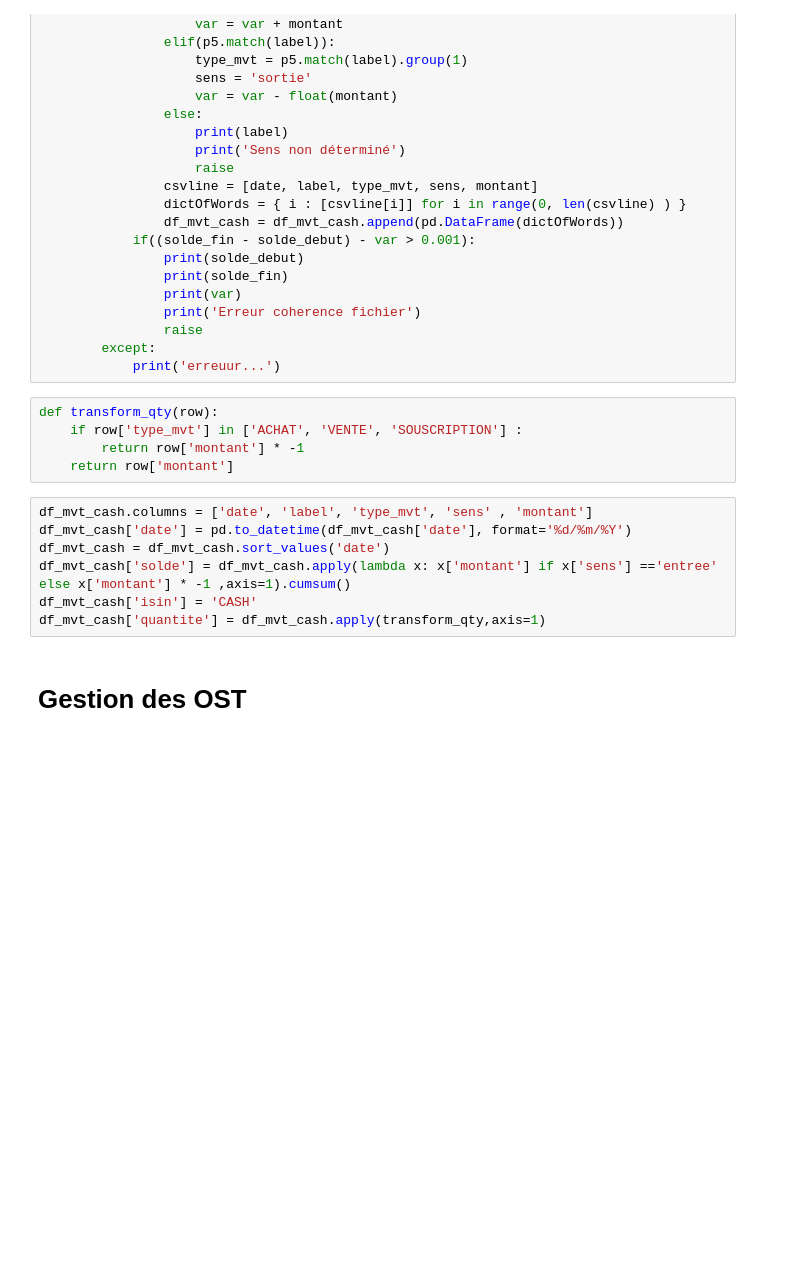
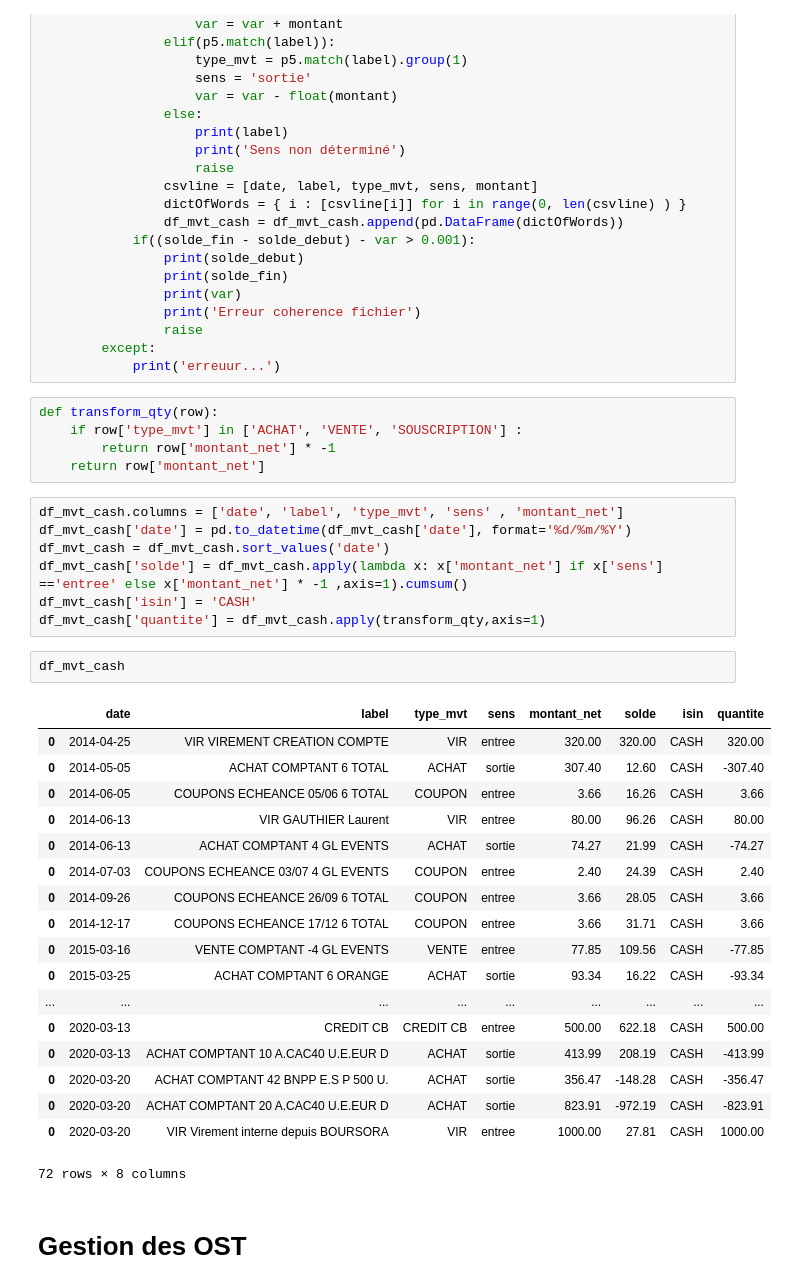
Before and after one commit to lgauthier1/pricer, a Jupyter notebook: pipeline/Parse_avis_op_and_build_positions.ipynb, the cells around one changed output. Saved outputs shown, nothing was run; the diff lists cells and outputs as text; blank space fills up the shorter version.

```diff
--- a/pipeline/Parse_avis_op_and_build_positions.ipynb
+++ b/pipeline/Parse_avis_op_and_build_positions.ipynb
@@ -168,15 +168,36 @@ for file in files:
 # %%
 def transform_qty(row):
     if row['type_mvt'] in ['ACHAT', 'VENTE', 'SOUSCRIPTION'] :
-        return row['montant'] * -1
-    return row['montant']
+        return row['montant_net'] * -1
+    return row['montant_net']
 # %%
-df_mvt_cash.columns = ['date', 'label', 'type_mvt', 'sens' , 'montant']
+df_mvt_cash.columns = ['date', 'label', 'type_mvt', 'sens' , 'montant_net']
 df_mvt_cash['date'] = pd.to_datetime(df_mvt_cash['date'], format='%d/%m/%Y')
 df_mvt_cash = df_mvt_cash.sort_values('date')
-df_mvt_cash['solde'] = df_mvt_cash.apply(lambda x: x['montant'] if x['sens'] =='entree' else x['montant'] * -1 ,axis=1).cumsum()
+df_mvt_cash['solde'] = df_mvt_cash.apply(lambda x: x['montant_net'] if x['sens'] =='entree' else x['montant_net'] * -1 ,axis=1).cumsum()
 df_mvt_cash['isin'] = 'CASH'
 df_mvt_cash['quantite'] = df_mvt_cash.apply(transform_qty,axis=1)
+# %%
+df_mvt_cash
+# %% [output]
+|  | date | label | type_mvt | sens | montant_net | solde | isin | quantite |
+| 0 | 2014-04-25 | VIR VIREMENT CREATION COMPTE | VIR | entree | 320.00 | 320.00 | CASH | 320.00 |
+| 0 | 2014-05-05 | ACHAT COMPTANT 6 TOTAL | ACHAT | sortie | 307.40 | 12.60 | CASH | -307.40 |
+| 0 | 2014-06-05 | COUPONS ECHEANCE 05/06 6 TOTAL | COUPON | entree | 3.66 | 16.26 | CASH | 3.66 |
+| 0 | 2014-06-13 | VIR GAUTHIER Laurent | VIR | entree | 80.00 | 96.26 | CASH | 80.00 |
+| 0 | 2014-06-13 | ACHAT COMPTANT 4 GL EVENTS | ACHAT | sortie | 74.27 | 21.99 | CASH | -74.27 |
+| 0 | 2014-07-03 | COUPONS ECHEANCE 03/07 4 GL EVENTS | COUPON | entree | 2.40 | 24.39 | CASH | 2.40 |
+| 0 | 2014-09-26 | COUPONS ECHEANCE 26/09 6 TOTAL | COUPON | entree | 3.66 | 28.05 | CASH | 3.66 |
+| 0 | 2014-12-17 | COUPONS ECHEANCE 17/12 6 TOTAL | COUPON | entree | 3.66 | 31.71 | CASH | 3.66 |
+| 0 | 2015-03-16 | VENTE COMPTANT -4 GL EVENTS | VENTE | entree | 77.85 | 109.56 | CASH | -77.85 |
+| 0 | 2015-03-25 | ACHAT COMPTANT 6 ORANGE | ACHAT | sortie | 93.34 | 16.22 | CASH | -93.34 |
+| ... | ... | ... | ... | ... | ... | ... | ... | ... |
+| 0 | 2020-03-13 | CREDIT CB | CREDIT CB | entree | 500.00 | 622.18 | CASH | 500.00 |
+| 0 | 2020-03-13 | ACHAT COMPTANT 10 A.CAC40 U.E.EUR D | ACHAT | sortie | 413.99 | 208.19 | CASH | -413.99 |
+| 0 | 2020-03-20 | ACHAT COMPTANT 42 BNPP E.S P 500 U. | ACHAT | sortie | 356.47 | -148.28 | CASH | -356.47 |
+| 0 | 2020-03-20 | ACHAT COMPTANT 20 A.CAC40 U.E.EUR D | ACHAT | sortie | 823.91 | -972.19 | CASH | -823.91 |
+| 0 | 2020-03-20 | VIR Virement interne depuis BOURSORA | VIR | entree | 1000.00 | 27.81 | CASH | 1000.00 |
+72 rows × 8 columns
 # %% [markdown]
 # Gestion des OST
 # %%
```
Also changed, not shown: parts of 6 cells of this notebook.
